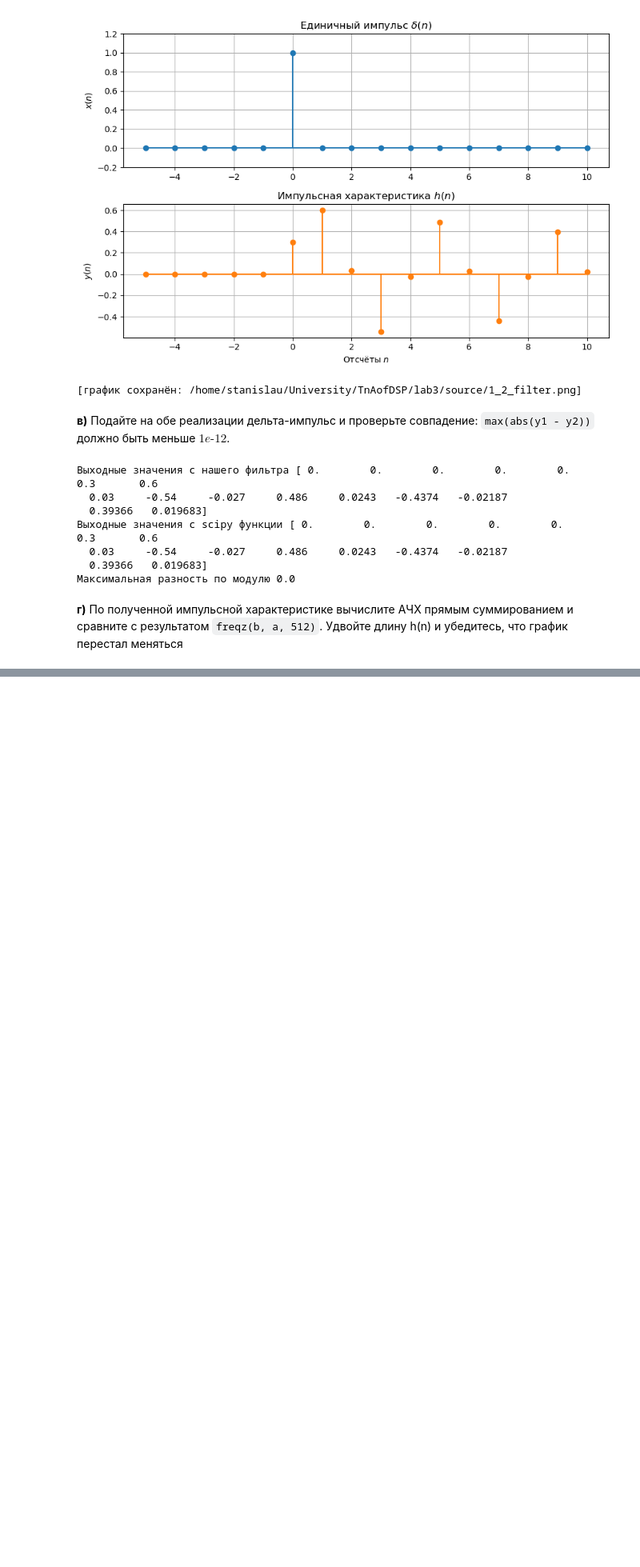
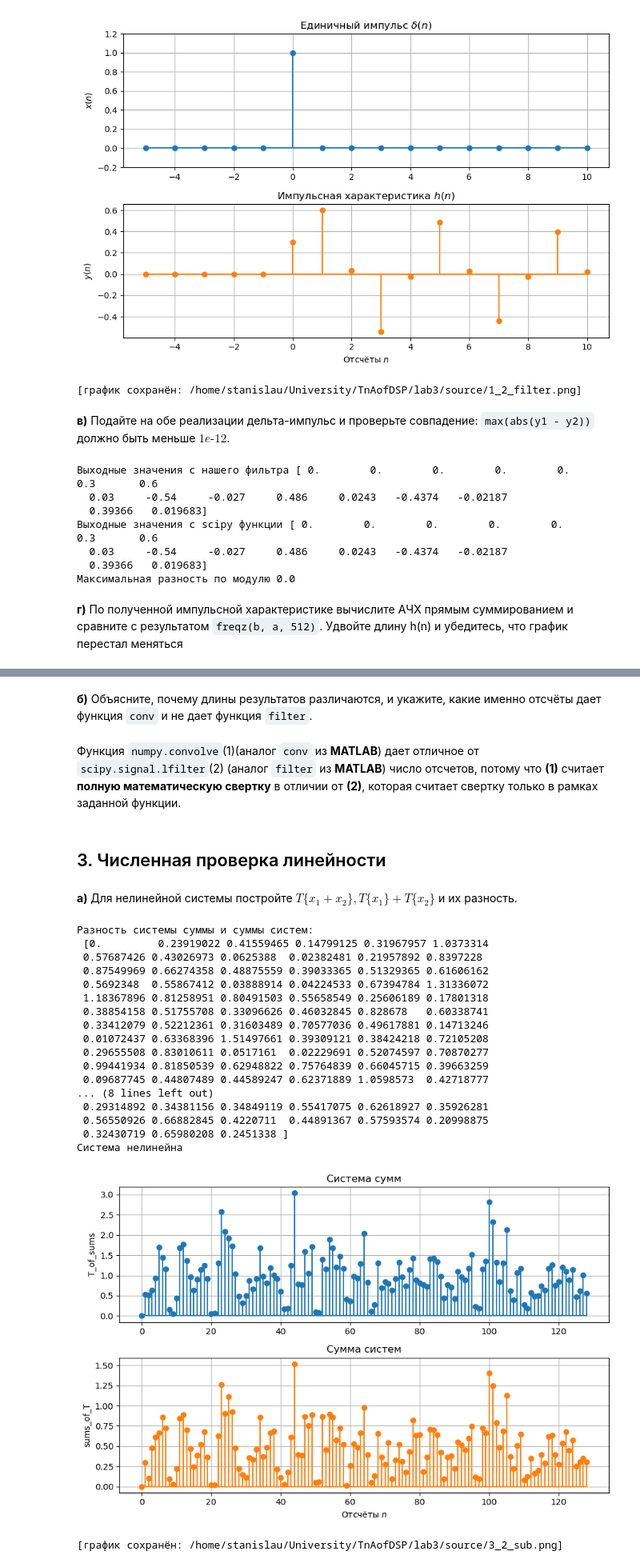
Before and after one commit to StanislauMikulski/TnAofDSP_lab3, a Jupyter notebook: main/main.ipynb, the cells around one changed output, grey strips where cells are left out. Shown at 80% size. Saved outputs shown, nothing was run; the diff lists cells and outputs as text; code cells hidden in the pictures; blank space fills up the shorter version.

```diff
--- a/main/main.ipynb
+++ b/main/main.ipynb
@@ -33,7 +34,7 @@ def save_and_show(fig=None, name="figure"):
     print(f"[график сохранён: {path}]")
 # %%
 def create_signal(SIGNAL_BEGIN, SIGNAL_END):
-    assert SIGNAL_END < SIGNAL_BEGIN, "SIGNAL END MUST BE BIGGER THAN BEGIN"
+    assert SIGNAL_END > SIGNAL_BEGIN, "SIGNAL END MUST BE BIGGER THAN BEGIN"
 
     n = np.arange(SIGNAL_BEGIN, SIGNAL_END + 1)
     x = rng.random(SIGNAL_END - SIGNAL_BEGIN + 1)
@@ -216,0 +275,55 @@ save_and_show(fig, name="1_4_AFC")
+# %% [markdown]
+**б)** Объясните, почему длины результатов различаются, и укажите, какие именно отсчёты дает функция ``conv`` и не дает функция ``filter``.
+# %% [markdown]
+Функция ``numpy.convolve``(1)(аналог ``conv`` из **MATLAB**) дает отличное от ``scipy.signal.lfilter``(2) (аналог ``filter`` из **MATLAB**) число отсчетов, потому что **(1)** считает **полную математическую свертку** в отличии от **(2)**, которая считает свертку только в рамках заданной функции.
+# %% [markdown]
+## 3. Численная проверка линейности
+# %% [markdown]
+**а)** Для нелинейной системы постройте $T\{x_1 +x_2\}, T\{x_1\}+T\{x_2\}$ и их разность.
+# %%
+n1, s1 = create_signal(0,128)
+n2, s2 = create_signal(0,128)
+
+def T(s):
+    s_delayed = delay(s, 1)
+    return s * s_delayed
+
+T_of_sums = T(s1 + s2)
+sums_of_T = T(s1) + T(s2)
+
+print("Разность системы суммы и суммы систем:\n", T_of_sums - sums_of_T)
+print("Система нелинейна") if np.max(abs(T_of_sums - sums_of_T) > 1e-12) else print("Система линейна")
+
+fig, (T_of_sums_graph, sums_of_T_graph) = plt.subplots(2, 1, figsize=(9, 6))
+
+T_of_sums_graph.stem(n1, T_of_sums, basefmt="C0-")
+T_of_sums_graph.set_ylabel("T_of_sums")
+T_of_sums_graph.set_title("Система сумм")
+
+sums_of_T_graph.stem(n1, sums_of_T, basefmt="C1-", linefmt="C1-", markerfmt="C1o")
+sums_of_T_graph.set_xlabel("Отсчёты $n$")
+sums_of_T_graph.set_ylabel("sums_of_T")
+sums_of_T_graph.set_title("Сумма систем")
+
+plt.tight_layout()
+save_and_show(fig, name="3_2_sub")
+# %% [output]
+Разность системы суммы и суммы систем:
+ [0.         0.23919022 0.41559465 0.14799125 0.31967957 1.0373314
+ 0.57687426 0.43026973 0.0625388  0.02382481 0.21957892 0.8397228
+ 0.87549969 0.66274358 0.48875559 0.39033365 0.51329365 0.61606162
+ 0.5692348  0.55867412 0.03888914 0.04224533 0.67394784 1.31336072
+ 1.18367896 0.81258951 0.80491503 0.55658549 0.25606189 0.17801318
+ 0.38854158 0.51755708 0.33096626 0.46032845 0.828678   0.60338741
+ 0.33412079 0.52212361 0.31603489 0.70577036 0.49617881 0.14713246
+ 0.01072437 0.63368396 1.51497661 0.39309121 0.38424218 0.72105208
+ 0.29655508 0.83010611 0.0517161  0.02229691 0.52074597 0.70870277
+ 0.99441934 0.81850539 0.62948822 0.75764839 0.66045715 0.39663259
+ 0.09687745 0.44807489 0.44589247 0.62371889 1.0598573  0.42718777
+... (8 lines left out)
+ 0.29314892 0.34381156 0.34849119 0.55417075 0.62618927 0.35926281
+ 0.56550926 0.66882845 0.4220711  0.44891367 0.57593574 0.20998875
+ 0.32430719 0.65980208 0.2451338 ]
+Система нелинейна
+[figure, added]
+[график сохранён: /home/stanislau/University/TnAofDSP/lab3/source/3_2_sub.png]
```
Also changed, not shown: parts of 17 cells of this notebook.
